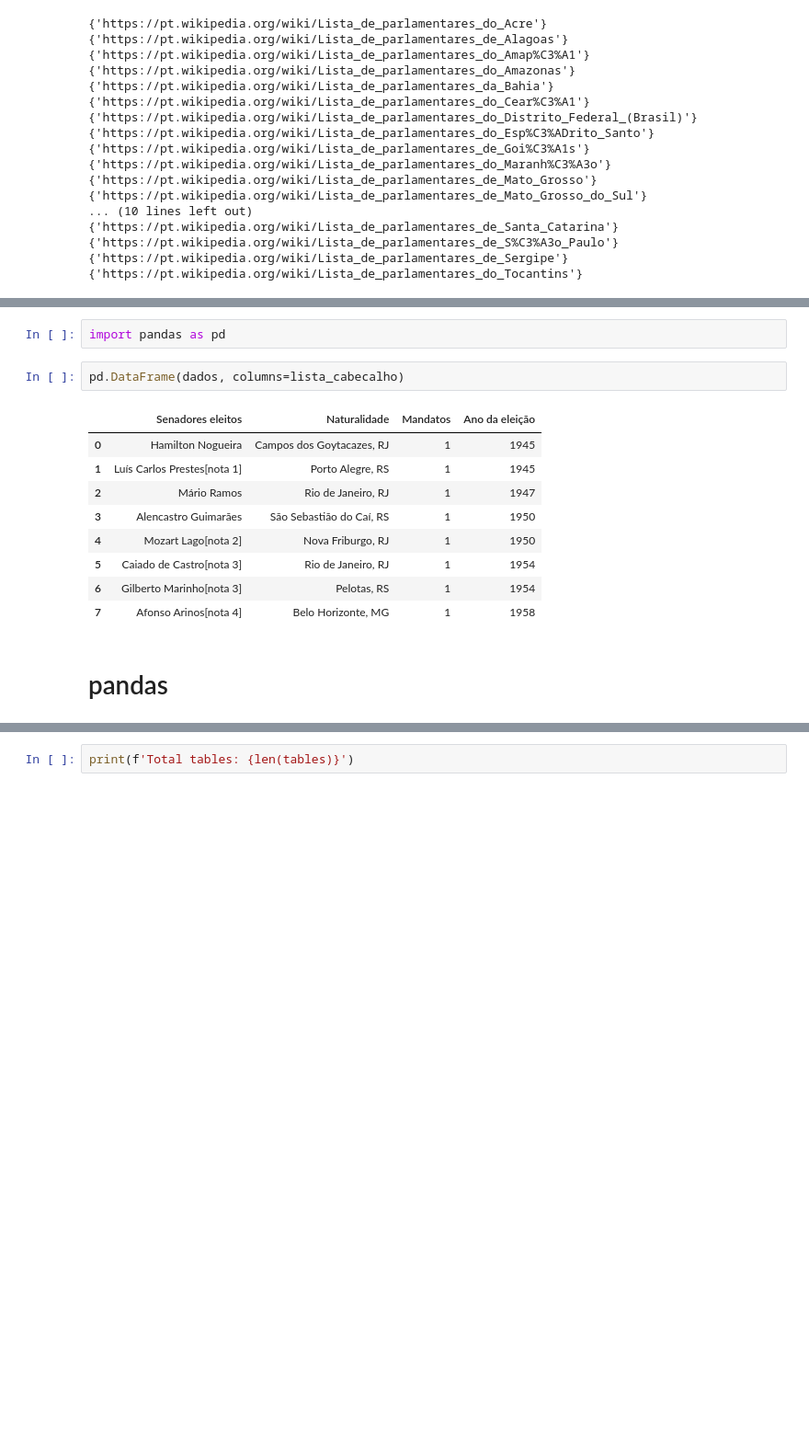
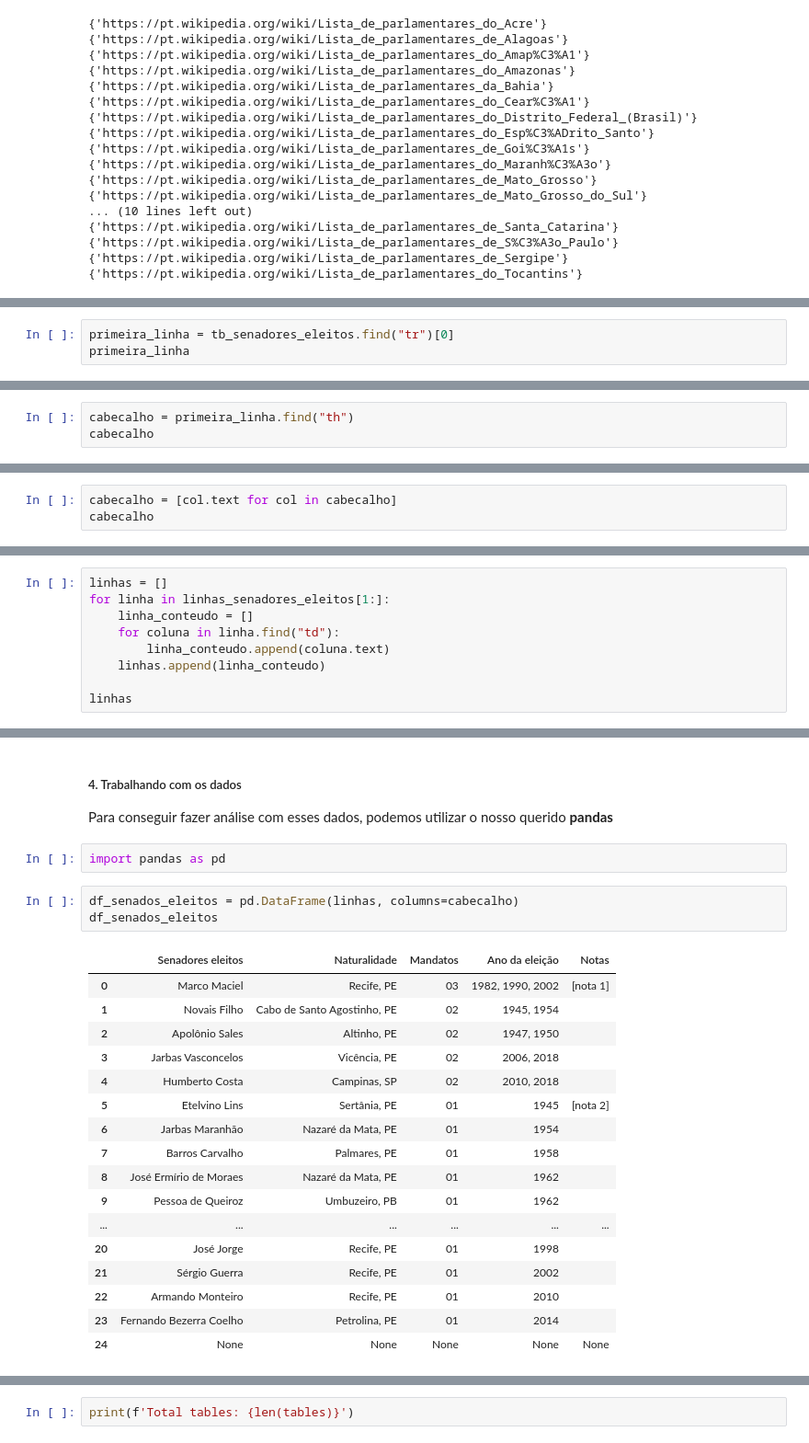
Before and after one commit to escola-de-dados/python-inovacao-civica, a Jupyter notebook: semana_4/scraping.ipynb, the cells around one changed output, grey strips where cells are left out. Shown: that part at 92% size. Drawn from its saved outputs; the diff is of its cells as text; blank space fills up the shorter version.

```diff
--- a/semana_4/scraping.ipynb
+++ b/semana_4/scraping.ipynb
@@ -167,0 +247,3 @@ dados
+# %%
+primeira_linha = tb_senadores_eleitos.find("tr")[0]
+primeira_linha
@@ -167,0 +252,3 @@ dados
+# %%
+cabecalho = primeira_linha.find("th")
+cabecalho
@@ -167,0 +261,3 @@ dados
+# %%
+cabecalho = [col.text for col in cabecalho]
+cabecalho
@@ -167,0 +308,9 @@ dados
+# %%
+linhas = []
+for linha in linhas_senadores_eleitos[1:]:
+    linha_conteudo = []
+    for coluna in linha.find("td"):
+        linha_conteudo.append(coluna.text)
+    linhas.append(linha_conteudo)
+
+linhas
@@ -168,16 +335,27 @@ dados
+# %% [markdown]
+##### 4. Trabalhando com os dados
+
+Para conseguir fazer análise com esses dados, podemos utilizar o nosso querido **pandas**
 # %%
 import pandas as pd
-# %%
-pd.DataFrame(dados, columns=lista_cabecalho)
-# %% [output]
-|  | Senadores eleitos | Naturalidade | Mandatos | Ano da eleição |
-| 0 | Hamilton Nogueira | Campos dos Goytacazes, RJ | 1 | 1945 |
-| 1 | Luís Carlos Prestes[nota 1] | Porto Alegre, RS | 1 | 1945 |
-| 2 | Mário Ramos | Rio de Janeiro, RJ | 1 | 1947 |
-| 3 | Alencastro Guimarães | São Sebastião do Caí, RS | 1 | 1950 |
-| 4 | Mozart Lago[nota 2] | Nova Friburgo, RJ | 1 | 1950 |
-| 5 | Caiado de Castro[nota 3] | Rio de Janeiro, RJ | 1 | 1954 |
-| 6 | Gilberto Marinho[nota 3] | Pelotas, RS | 1 | 1954 |
-| 7 | Afonso Arinos[nota 4] | Belo Horizonte, MG | 1 | 1958 |
-# %% [markdown]
-# pandas
+# %%
+df_senados_eleitos = pd.DataFrame(linhas, columns=cabecalho)
+df_senados_eleitos
+# %% [output]
+|  | Senadores eleitos | Naturalidade | Mandatos | Ano da eleição | Notas |
+| 0 | Marco Maciel | Recife, PE | 03 | 1982, 1990, 2002 | [nota 1] |
+| 1 | Novais Filho | Cabo de Santo Agostinho, PE | 02 | 1945, 1954 |  |
+| 2 | Apolônio Sales | Altinho, PE | 02 | 1947, 1950 |  |
+| 3 | Jarbas Vasconcelos | Vicência, PE | 02 | 2006, 2018 |  |
+| 4 | Humberto Costa | Campinas, SP | 02 | 2010, 2018 |  |
+| 5 | Etelvino Lins | Sertânia, PE | 01 | 1945 | [nota 2] |
+| 6 | Jarbas Maranhão | Nazaré da Mata, PE | 01 | 1954 |  |
+| 7 | Barros Carvalho | Palmares, PE | 01 | 1958 |  |
+| 8 | José Ermírio de Moraes | Nazaré da Mata, PE | 01 | 1962 |  |
+| 9 | Pessoa de Queiroz | Umbuzeiro, PB | 01 | 1962 |  |
+| ... | ... | ... | ... | ... | ... |
+| 20 | José Jorge | Recife, PE | 01 | 1998 |  |
+| 21 | Sérgio Guerra | Recife, PE | 01 | 2002 |  |
+| 22 | Armando Monteiro | Recife, PE | 01 | 2010 |  |
+| 23 | Fernando Bezerra Coelho | Petrolina, PE | 01 | 2014 |  |
+| 24 | None | None | None | None | None |
```
Also changed, not shown: parts of 84 cells of this notebook, 1 other file.
